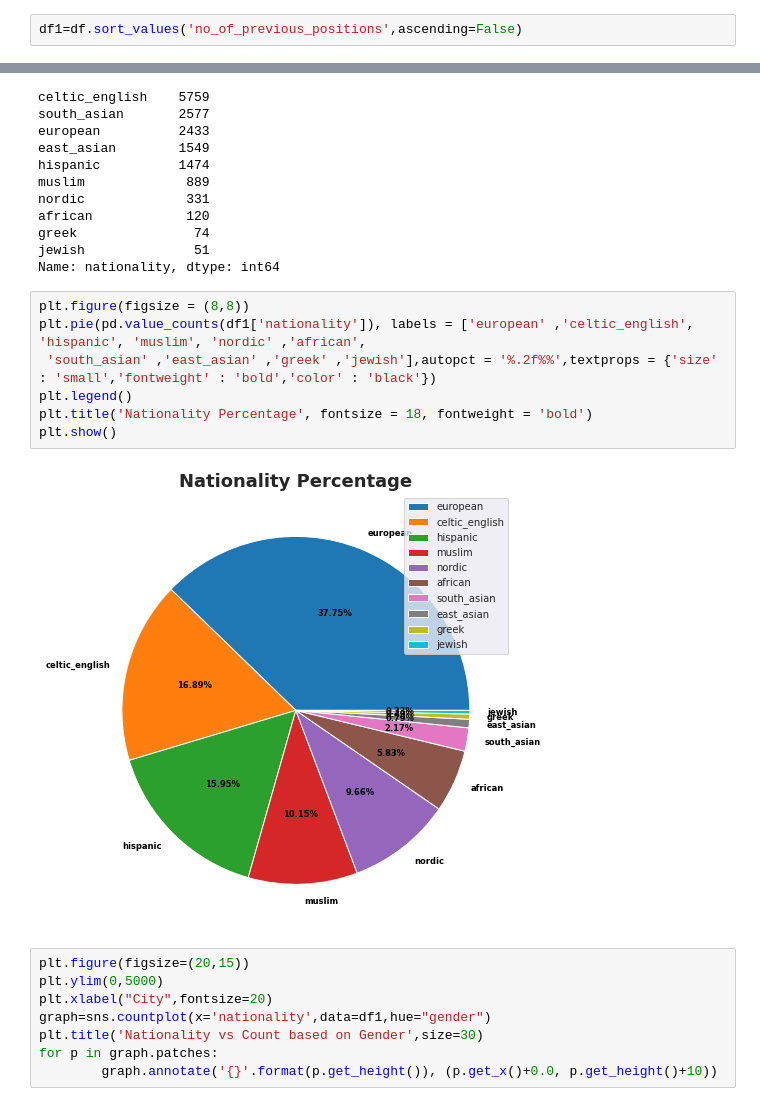
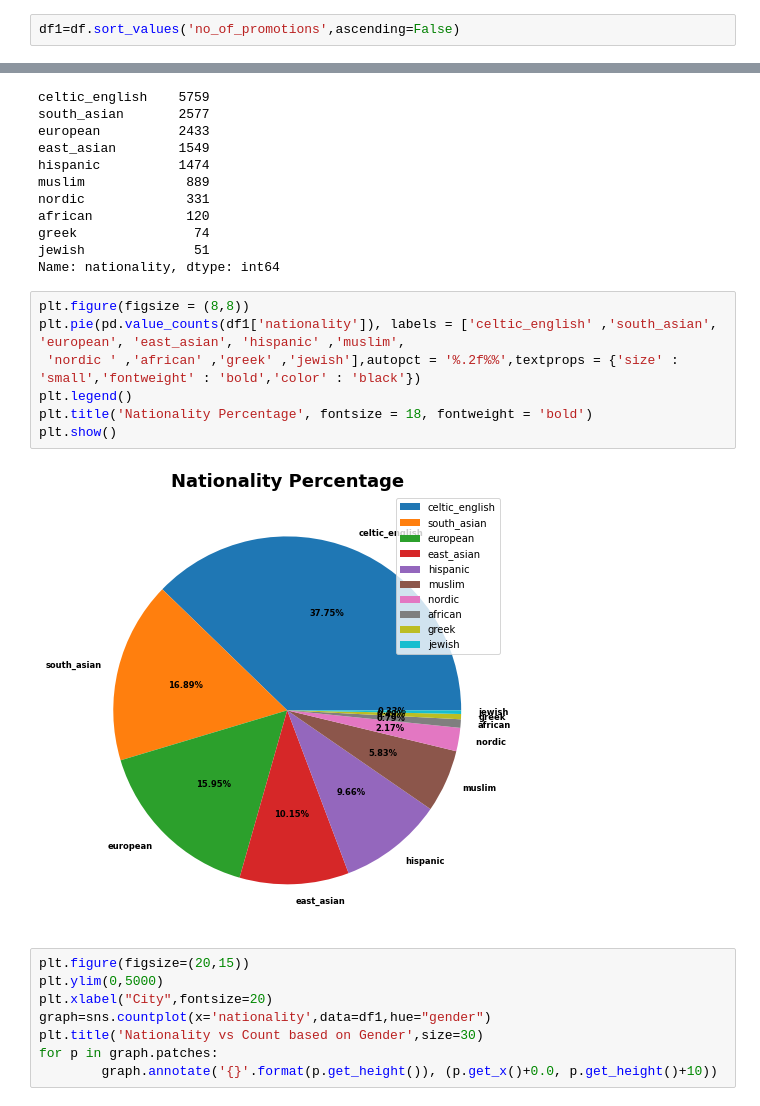
Before and after one commit to nithinjozzup/MainProject_Group14_DSAB1, a Jupyter notebook: Group14_Batch1_DSA_R1.ipynb, the cells around one changed output, grey strips where cells are left out. Drawn from its saved outputs; the diff is of its cells as text.

```diff
--- a/Group14_Batch1_DSA_R1.ipynb
+++ b/Group14_Batch1_DSA_R1.ipynb
@@ -157,6 +157,6 @@ df.describe()
 | 75% | 28944.250000 | 1.200000 | 1035.000000 | 1399.787500 | 11391.000000 | 1.000000 | ... |
 | max | 38592.000000 | 15.000000 | 21884.000000 | 39781.000000 | 15257.000000 | 12.000000 | ... |
 # %%
-df1=df.sort_values('no_of_previous_positions',ascending=False)
+df1=df.sort_values('no_of_promotions',ascending=False)
 # %%
 df1=df1.drop_duplicates(subset='m_urn_id',keep='first')
@@ -252,13 +272,13 @@ jewish              51
 Name: nationality, dtype: int64
 # %%
 plt.figure(figsize = (8,8))
-plt.pie(pd.value_counts(df1['nationality']), labels = ['european' ,'celtic_english', 'hispanic', 'muslim', 'nordic' ,'african',
- 'south_asian' ,'east_asian' ,'greek' ,'jewish'],autopct = '%.2f%%',textprops = {'size' : 'small','fontweight' : 'bold','color' : 'black'})
+plt.pie(pd.value_counts(df1['nationality']), labels = ['celtic_english' ,'south_asian', 'european', 'east_asian', 'hispanic' ,'muslim',
+ 'nordic ' ,'african' ,'greek' ,'jewish'],autopct = '%.2f%%',textprops = {'size' : 'small','fontweight' : 'bold','color' : 'black'})
 plt.legend()
 plt.title('Nationality Percentage', fontsize = 18, fontweight = 'bold')
 plt.show()
 # %% [output]
-[figure, old version]
+[figure, new version]
 # %%
 plt.figure(figsize=(20,15))
 plt.ylim(0,5000)
```
Also changed, not shown: parts of 6 cells of this notebook.
